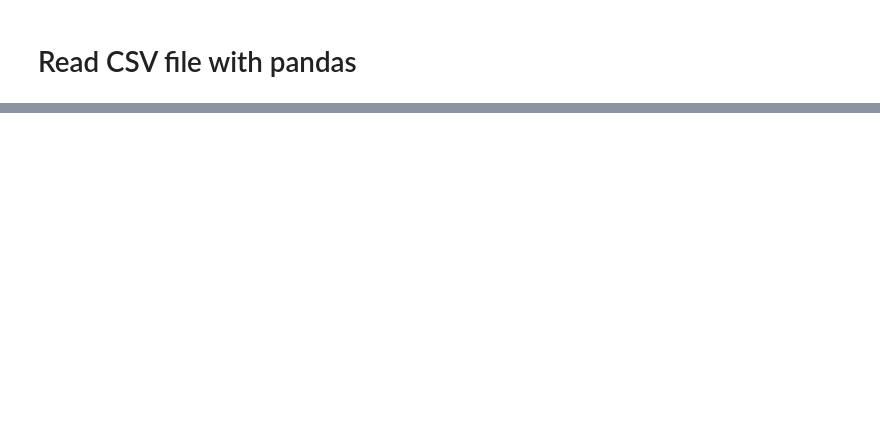
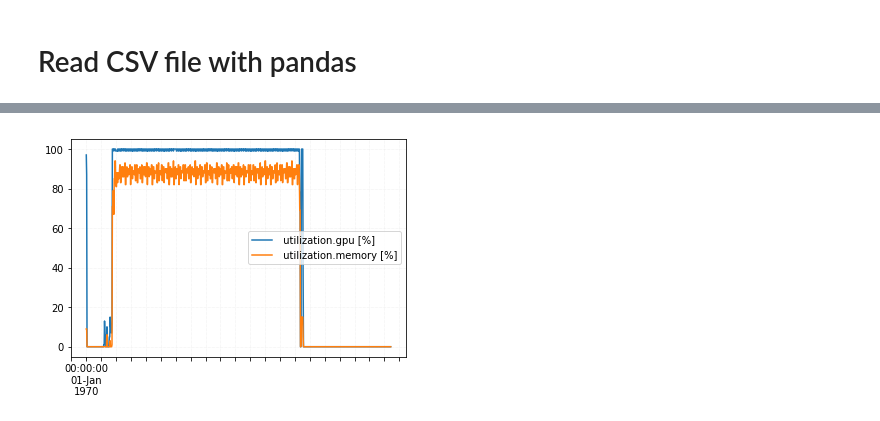
Before and after one commit to pyotr777/mlbenchmarks, a Jupyter notebook: csv read pandas.ipynb, the cells around one changed output, grey strips where cells are left out. Cells and saved outputs as stored; diff of their text form; code cells hidden in the pictures; blank space fills up the shorter version.

```diff
--- a/csv read pandas.ipynb
+++ b/csv read pandas.ipynb
@@ -58,0 +176,9 @@ df[:][df['Throughput'] > 1]
+# %%
+sub = smi_data.iloc[:,[4,5]]
+print sub[:2]
+sub.plot()
+ax = plt.gca()
+ax.yaxis.grid(color="#e0e0e0", linestyle=":",linewidth=0.5)
+ax.xaxis.grid(color="#e0e0e0", linestyle=":",linewidth=0.5)
+ax.xaxis.set_major_locator(plt.MaxNLocator(24))
+# %% [output]
@@ -58,0 +188 @@ df[:][df['Throughput'] > 1]
+[figure, added]
```
Also changed, not shown: parts of 13 cells of this notebook, 2 other files.
